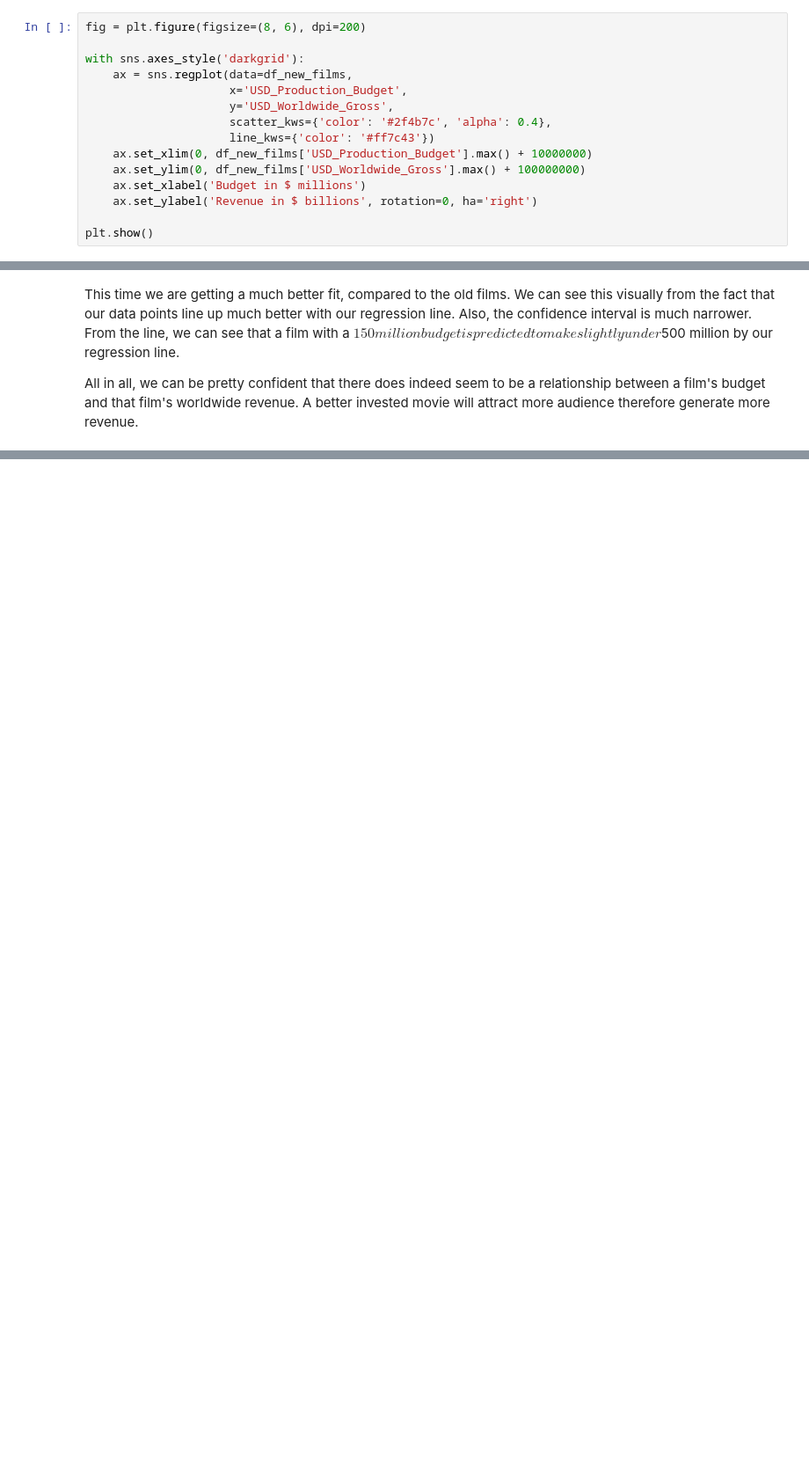
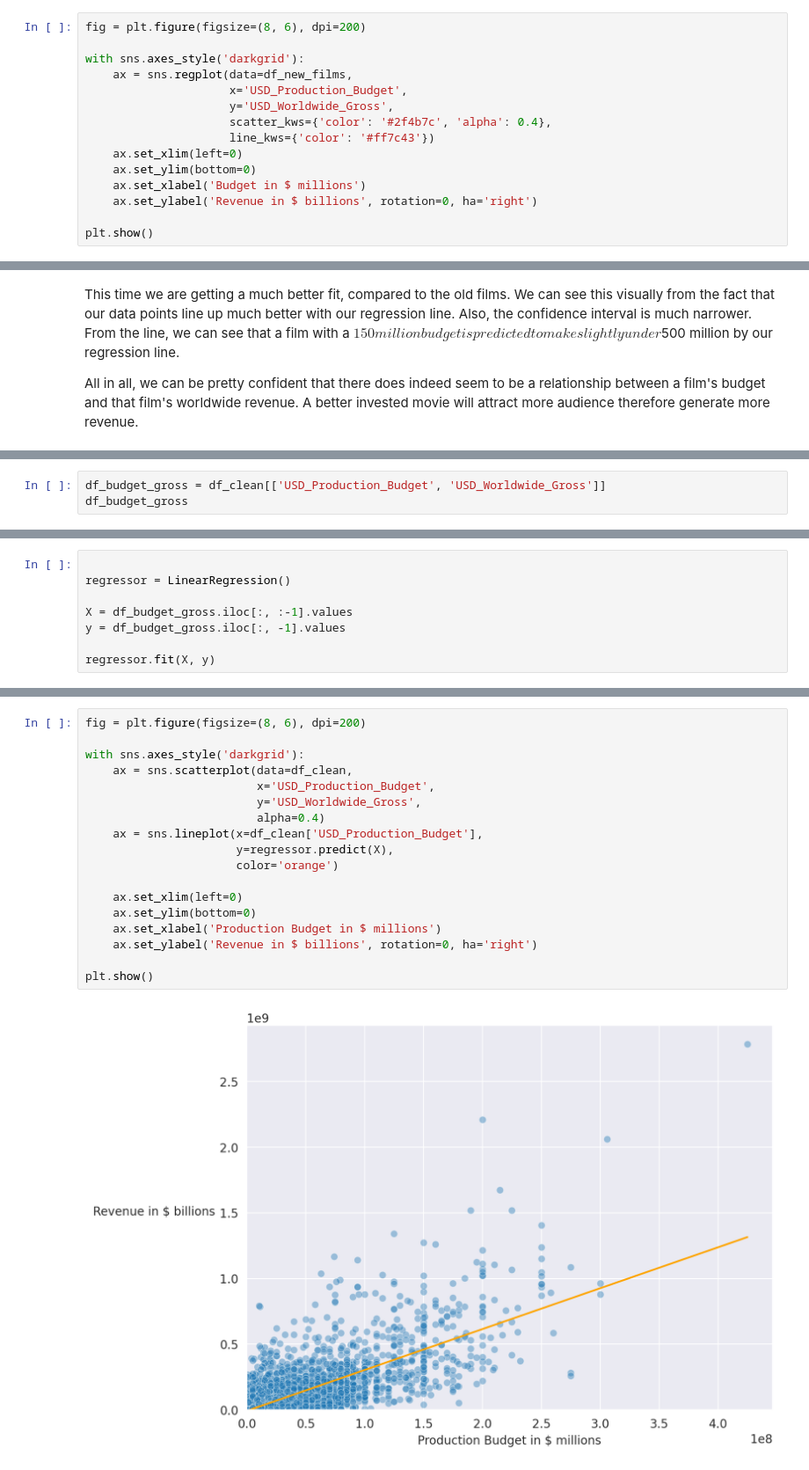
Before and after one commit to Chau-Ngoc/analyze-movie-revenue, a Jupyter notebook: analyze-movie-revenue.ipynb, the cells around one changed output, grey strips where cells are left out. Shown at 88% size. Cells and saved outputs as stored; diff of their text form; blank space fills up the shorter version.

Commit message:
Created and plotted linear regression model

```diff
--- a/analyze-movie-revenue.ipynb
+++ b/analyze-movie-revenue.ipynb
@@ -417,8 +420,8 @@ with sns.axes_style('darkgrid'):
                      y='USD_Worldwide_Gross',
                      scatter_kws={'color': '#2f4b7c', 'alpha': 0.4},
                      line_kws={'color': '#ff7c43'})
-    ax.set_xlim(0, df_new_films['USD_Production_Budget'].max() + 10000000)
-    ax.set_ylim(0, df_new_films['USD_Worldwide_Gross'].max() + 100000000)
+    ax.set_xlim(left=0)
+    ax.set_ylim(bottom=0)
     ax.set_xlabel('Budget in $ millions')
     ax.set_ylabel('Revenue in $ billions', rotation=0, ha='right')
 
@@ -431,0 +442,3 @@ All in all, we can be pretty confident that there does indeed seem to be a relat
+# %%
+df_budget_gross = df_clean[['USD_Production_Budget', 'USD_Worldwide_Gross']]
+df_budget_gross
@@ -431,0 +459,8 @@ All in all, we can be pretty confident that there does indeed seem to be a relat
+# %%
+
+regressor = LinearRegression()
+
+X = df_budget_gross.iloc[:, :-1].values
+y = df_budget_gross.iloc[:, -1].values
+
+regressor.fit(X, y)
@@ -431,0 +471,20 @@ All in all, we can be pretty confident that there does indeed seem to be a relat
+# %%
+fig = plt.figure(figsize=(8, 6), dpi=200)
+
+with sns.axes_style('darkgrid'):
+    ax = sns.scatterplot(data=df_clean,
+                         x='USD_Production_Budget',
+                         y='USD_Worldwide_Gross',
+                         alpha=0.4)
+    ax = sns.lineplot(x=df_clean['USD_Production_Budget'],
+                      y=regressor.predict(X),
+                      color='orange')
+
+    ax.set_xlim(left=0)
+    ax.set_ylim(bottom=0)
+    ax.set_xlabel('Production Budget in $ millions')
+    ax.set_ylabel('Revenue in $ billions', rotation=0, ha='right')
+
+plt.show()
+# %% [output]
+[figure, added]
```
Also changed, not shown: parts of 13 cells of this notebook.
